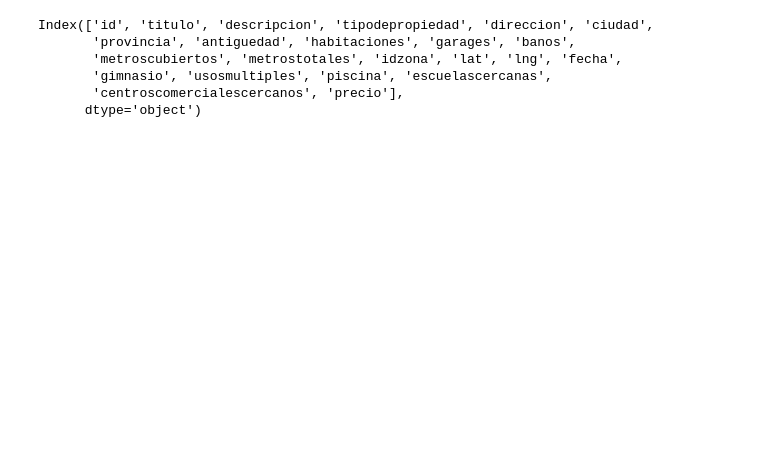
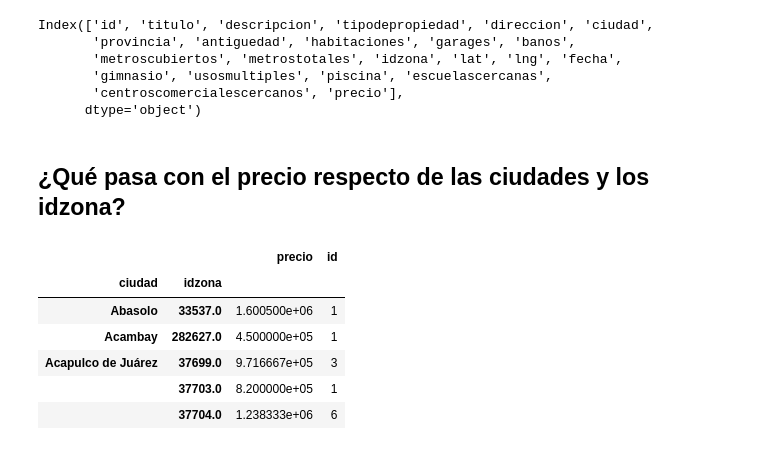
Before and after one commit to luctiz/Grupo43-TP1, a Jupyter notebook: AnalisisSobrePrecio.ipynb, the cells around one changed output. Saved outputs shown, nothing was run; the diff lists cells and outputs as text; code cells hidden in the pictures; blank space fills up the shorter version.

```diff
--- a/AnalisisSobrePrecio.ipynb
+++ b/AnalisisSobrePrecio.ipynb
@@ -330,3 +332,16 @@ Index(['id', 'titulo', 'descripcion', 'tipodepropiedad', 'direccion', 'ciudad',
        'gimnasio', 'usosmultiples', 'piscina', 'escuelascercanas',
        'centroscomercialescercanos', 'precio'],
       dtype='object')
+# %% [markdown]
+## ¿Qué pasa con el precio respecto de las ciudades y los idzona?
+# %%
+ciudadVSidzona = data.dropna()[['idzona', 'precio', 'id', 'ciudad']].groupby(['ciudad', 'idzona']).agg({'precio': 'mean', 'id':'count'})
+ciudadVSidzona.head()
+# %% [output]
+|  |  | precio | id |
+| ciudad | idzona |  |  |
+| Abasolo | 33537.0 | 1.600500e+06 | 1 |
+| Acambay | 282627.0 | 4.500000e+05 | 1 |
+| Acapulco de Juárez | 37699.0 | 9.716667e+05 | 3 |
+|  | 37703.0 | 8.200000e+05 | 1 |
+|  | 37704.0 | 1.238333e+06 | 6 |
```
Also changed, not shown: parts of 11 cells of this notebook.
